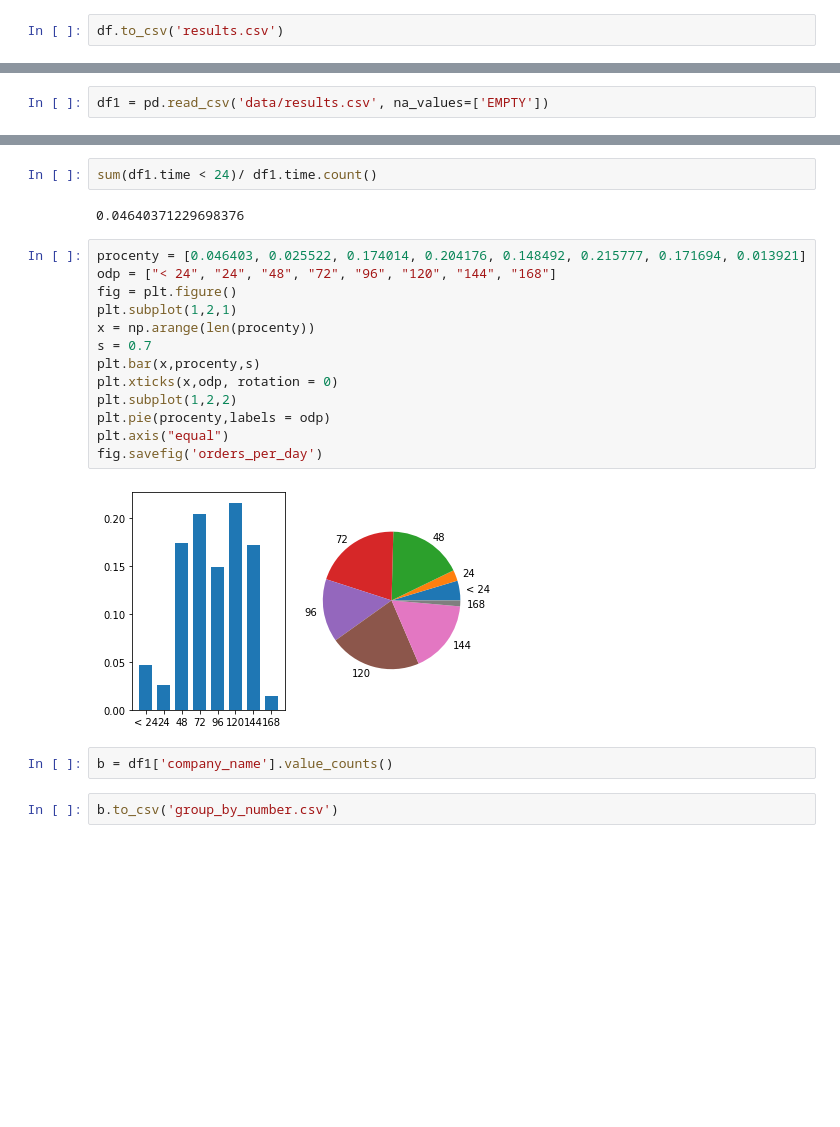
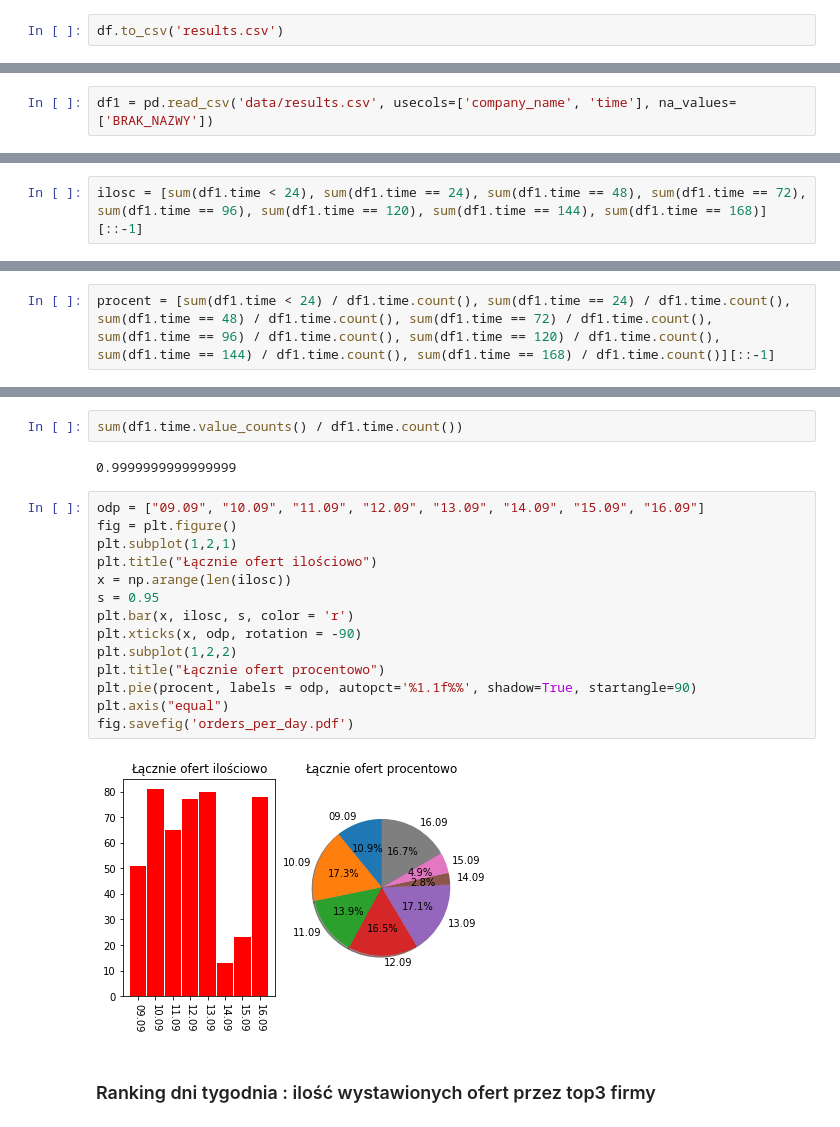
Before and after one commit to PGatak/basic_projects, a Jupyter notebook: jooble_jobs_scraping_bs4/main.ipynb, the cells around one changed output, grey strips where cells are left out. Drawn from its saved outputs; the diff is of its cells as text; blank space fills up the shorter version.

```diff
--- a/jooble_jobs_scraping_bs4/main.ipynb
+++ b/jooble_jobs_scraping_bs4/main.ipynb
@@ -13,2 +21,2 @@ df.to_csv('results.csv')
 # %%
-df1 = pd.read_csv('data/results.csv', na_values=['EMPTY'])
+df1 = pd.read_csv('data/results.csv', usecols=['company_name', 'time'], na_values=['BRAK_NAZWY'])
@@ -30,0 +50,2 @@ df1
+# %%
+ilosc = [sum(df1.time < 24), sum(df1.time == 24), sum(df1.time == 48), sum(df1.time == 72), sum(df1.time == 96), sum(df1.time == 120), sum(df1.time == 144), sum(df1.time == 168)][::-1]
@@ -48 +80,3 @@ df1.time.value_counts() / df1.time.count()
 Name: time, dtype: float64
+# %%
+procent = [sum(df1.time < 24) / df1.time.count(), sum(df1.time == 24) / df1.time.count(), sum(df1.time == 48) / df1.time.count(), sum(df1.time == 72) / df1.time.count(), sum(df1.time == 96) / df1.time.count(), sum(df1.time == 120) / df1.time.count(), sum(df1.time == 144) / df1.time.count(), sum(df1.time == 168) / df1.time.count()][::-1]
@@ -49,23 +94,22 @@ Name: time, dtype: float64
 # %%
-sum(df1.time < 24)/ df1.time.count()
+sum(df1.time.value_counts() / df1.time.count())
 # %% [output]
-0.04640371229698376
+0.9999999999999999
 # %%
-procenty = [0.046403, 0.025522, 0.174014, 0.204176, 0.148492, 0.215777, 0.171694, 0.013921]
-odp = ["< 24", "24", "48", "72", "96", "120", "144", "168"]
+odp = ["09.09", "10.09", "11.09", "12.09", "13.09", "14.09", "15.09", "16.09"]
 fig = plt.figure()
 plt.subplot(1,2,1)
-x = np.arange(len(procenty))
-s = 0.7
-plt.bar(x,procenty,s)
-plt.xticks(x,odp, rotation = 0)
+plt.title("Łącznie ofert ilościowo")
+x = np.arange(len(ilosc))
+s = 0.95
+plt.bar(x, ilosc, s, color = 'r')
+plt.xticks(x, odp, rotation = -90)
 plt.subplot(1,2,2)
-plt.pie(procenty,labels = odp)
+plt.title("Łącznie ofert procentowo")
+plt.pie(procent, labels = odp, autopct='%1.1f%%', shadow=True, startangle=90)
 plt.axis("equal")
-fig.savefig('orders_per_day')
+fig.savefig('orders_per_day.pdf')
 # %% [output]
-[figure, old version]
+[figure, new version]
-# %%
-b = df1['company_name'].value_counts()
-# %%
-b.to_csv('group_by_number.csv')
+# %% [markdown]
+### Ranking dni tygodnia : ilość wystawionych ofert przez top3 firmy
```
Also changed, not shown: parts of 18 cells of this notebook, 8 other files.
